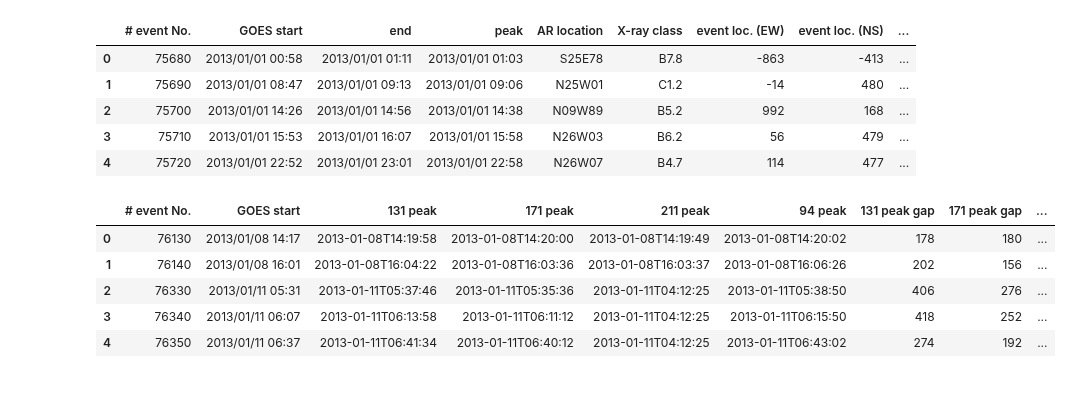
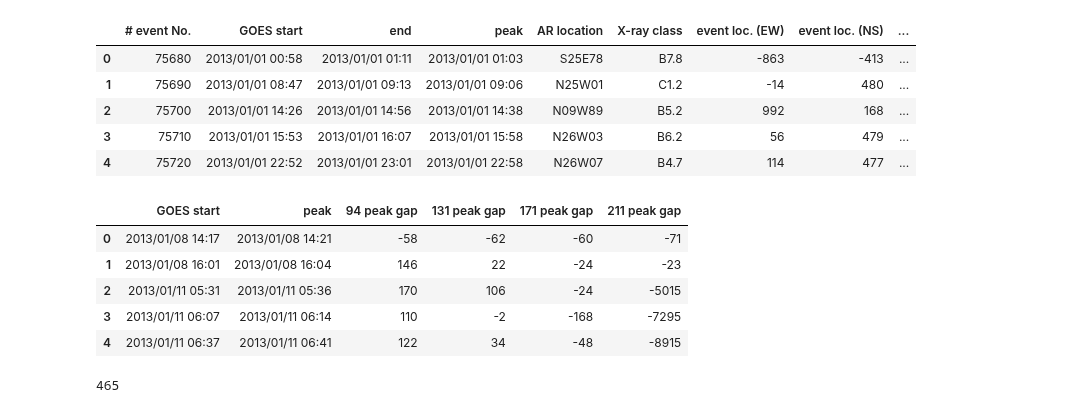
Before and after one commit to Nschanche/Flare_peaks, a Jupyter notebook: flare_project.ipynb, the cells around one changed output. Saved outputs shown, nothing was run; the diff lists cells and outputs as text; code cells hidden in the pictures.

Commit message:
Subtract between peaks, not from GOES start time.

```diff
--- a/flare_project.ipynb
+++ b/flare_project.ipynb
@@ -629,27 +629,29 @@ merged_flare_data.head()
 | 3 | 75710 | 2013/01/01 15:53 | 2013/01/01 16:07 | 2013/01/01 15:58 | N26W03 | B6.2 | 56 | 479 | ... |
 | 4 | 75720 | 2013/01/01 22:52 | 2013/01/01 23:01 | 2013/01/01 22:58 | N26W07 | B4.7 | 114 | 477 | ... |
 # %%
-peaks = merged_flare_data[['# event No.','GOES start','131 peak','171 peak','211 peak','94 peak']]
-
-peaks131Filtered = peaks[merged_flare_data['131 peak'] <> '']
-peaks171Filtered = peaks131Filtered[merged_flare_data['171 peak'] <> '']
-peaks211Filtered = peaks171Filtered[merged_flare_data['211 peak'] <> '']
-peaksFiltered = peaks211Filtered[merged_flare_data['94 peak'] <> '']
+peaks131Filtered = merged_flare_data[merged_flare_data['131 peak'] != '']
+peaks171Filtered = peaks131Filtered[peaks131Filtered['171 peak'] != '']
+peaks211Filtered = peaks171Filtered[peaks171Filtered['211 peak'] != '']
+peaksFiltered = peaks211Filtered[peaks211Filtered['94 peak'] != '']
 
 def seconds_between(start, end):
-    return (pd.to_datetime(start) - pd.to_datetime(end)).apply(lambda x: x / np.timedelta64(1, 's'))
+    return (pd.to_datetime(end) - pd.to_datetime(start)).apply(lambda x: x / np.timedelta64(1, 's'))
 
-peaksFiltered['131 peak gap'] = seconds_between(peaksFiltered['131 peak'], peaksFiltered['GOES start'])
-peaksFiltered['171 peak gap'] = seconds_between(peaksFiltered['171 peak'], peaksFiltered['GOES start'])
-peaksFiltered['211 peak gap'] = seconds_between(peaksFiltered['211 peak'], peaksFiltered['GOES start'])
-peaksFiltered['94 peak gap'] = seconds_between(peaksFiltered['94 peak'], peaksFiltered['GOES start'])
+peaksFiltered['131 peak gap'] = seconds_between(peaksFiltered['peak'], peaksFiltered['131 peak'])
+peaksFiltered['171 peak gap'] = seconds_between(peaksFiltered['peak'], peaksFiltered['171 peak'])
+peaksFiltered['211 peak gap'] = seconds_between(peaksFiltered['peak'], peaksFiltered['211 peak'])
+peaksFiltered['94 peak gap'] = seconds_between(peaksFiltered['peak'], peaksFiltered['94 peak'])
 
 peaksFiltered.reset_index(inplace=True, drop=True)
-peaksFiltered.head()
+peaksFiltered[["GOES start", "peak", "94 peak gap", "131 peak gap", "171 peak gap", "211 peak gap"]].head()
 # %% [output]
-|  | # event No. | GOES start | 131 peak | 171 peak | 211 peak | 94 peak | 131 peak gap | 171 peak gap | ... |
-| 0 | 76130 | 2013/01/08 14:17 | 2013-01-08T14:19:58 | 2013-01-08T14:20:00 | 2013-01-08T14:19:49 | 2013-01-08T14:20:02 | 178 | 180 | ... |
-| 1 | 76140 | 2013/01/08 16:01 | 2013-01-08T16:04:22 | 2013-01-08T16:03:36 | 2013-01-08T16:03:37 | 2013-01-08T16:06:26 | 202 | 156 | ... |
-| 2 | 76330 | 2013/01/11 05:31 | 2013-01-11T05:37:46 | 2013-01-11T05:35:36 | 2013-01-11T04:12:25 | 2013-01-11T05:38:50 | 406 | 276 | ... |
-| 3 | 76340 | 2013/01/11 06:07 | 2013-01-11T06:13:58 | 2013-01-11T06:11:12 | 2013-01-11T04:12:25 | 2013-01-11T06:15:50 | 418 | 252 | ... |
-| 4 | 76350 | 2013/01/11 06:37 | 2013-01-11T06:41:34 | 2013-01-11T06:40:12 | 2013-01-11T04:12:25 | 2013-01-11T06:43:02 | 274 | 192 | ... |
+|  | GOES start | peak | 94 peak gap | 131 peak gap | 171 peak gap | 211 peak gap |
+| 0 | 2013/01/08 14:17 | 2013/01/08 14:21 | -58 | -62 | -60 | -71 |
+| 1 | 2013/01/08 16:01 | 2013/01/08 16:04 | 146 | 22 | -24 | -23 |
+| 2 | 2013/01/11 05:31 | 2013/01/11 05:36 | 170 | 106 | -24 | -5015 |
+| 3 | 2013/01/11 06:07 | 2013/01/11 06:14 | 110 | -2 | -168 | -7295 |
+| 4 | 2013/01/11 06:37 | 2013/01/11 06:41 | 122 | 34 | -48 | -8915 |
+# %%
+len(peaksFiltered)
+# %% [output]
+465
```
